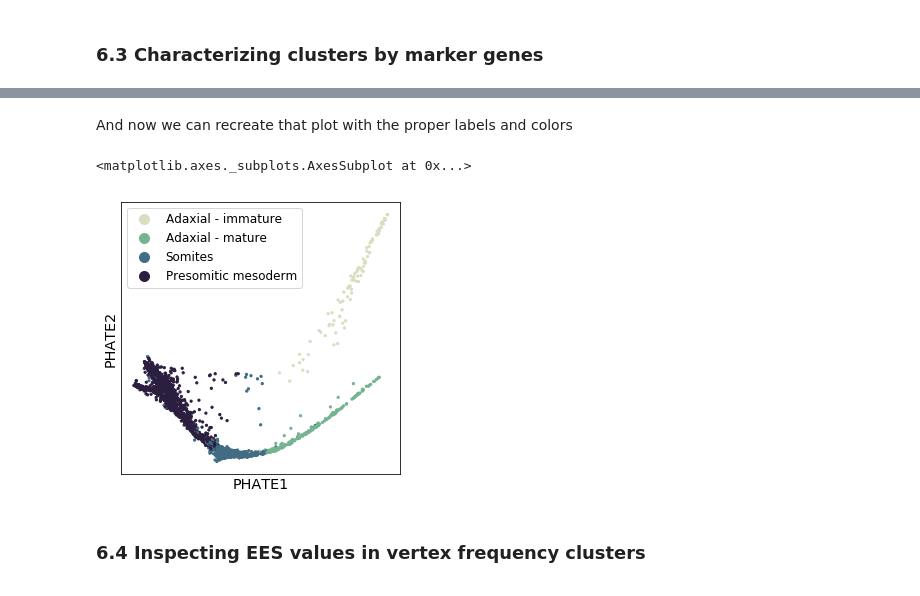
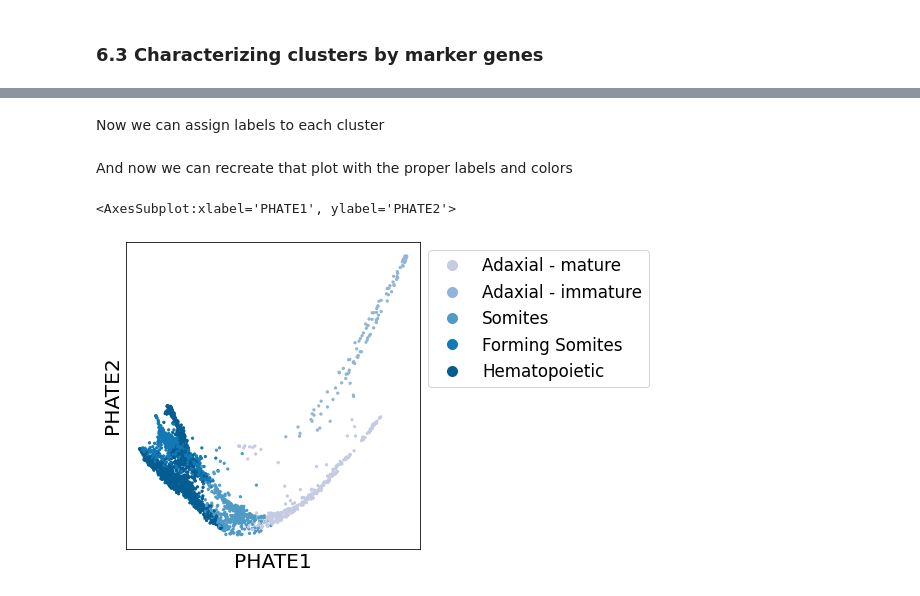
Before and after one commit to KrishnaswamyLab/MELD, a Jupyter notebook: notebooks/Wagner2018_Chordin_Cas9_Mutagenesis.ipynb, the cells around one changed output, grey strips where cells are left out. Cells and saved outputs as stored; diff of their text form; code cells hidden in the pictures.

```diff
--- a/notebooks/Wagner2018_Chordin_Cas9_Mutagenesis.ipynb
+++ b/notebooks/Wagner2018_Chordin_Cas9_Mutagenesis.ipynb
@@ -514,0 +628,4 @@ for i , ax in enumerate(axes.flatten()):
+# %%
+picked_clusters = {
+    4:3,  8:3, 15:3, 17:2, 18:3,
+    22:3, 24:3, 25:3, 26:5, 27:5}
@@ -514,0 +667,10 @@ for i , ax in enumerate(axes.flatten()):
+# %%
+metadata['VFC'] = metadata['clusterID'].copy()
+for curr_cluster in clusters:
+    if curr_cluster not in picked_clusters:
+        continue
+
+    new_clusters = subclustering_results[curr_cluster][picked_clusters[curr_cluster]]
+
+    metadata.loc[metadata['clusterID'] == curr_cluster, 'VFC'] = new_clusters + 1 + np.max(metadata['VFC'])
+metadata['VFC'] = scprep.utils.sort_clusters_by_values(metadata['VFC'], metadata['EES'])
@@ -519 +710,8 @@ Here, we will create a mask on the data to select the cells corresponding to the
+# %%
+# Subset data from this cluster
+curr_cluster = 26
+curr_cluster_data = data.loc[np.isin(metadata['clusterID'], curr_cluster)].copy()
+curr_cluster_data_magic = data_magic.loc[np.isin(metadata['clusterID'], curr_cluster)].copy()
+curr_cluster_metadata = metadata.loc[np.isin(metadata['clusterID'], curr_cluster)].copy()
+curr_data_phate = data_cluster_phate[curr_cluster]
 # %% [markdown]
@@ -628,10 +830,21 @@ psm_cluster_cmap = {'Adaxial - immature':  '#d7dfc0',
+# %% [markdown]
+Now we can assign labels to each cluster
+# %%
+label_map = {4 : 'Adaxial - mature',
+             28 : 'Adaxial - immature',
+             29 : 'Somites',
+             36 : 'Forming Somites',
+             42 : 'Hematopoietic'}
+cluster_labels = [label_map[cl] for cl in curr_cluster_metadata['VFC']]
+pal = sns.color_palette('PuBu', 6)
+
+cluster_cmap = {label_map[cl]:pal[i+1] for i, cl in enumerate(np.unique(curr_cluster_metadata['VFC']))}
 # %% [markdown]
 And now we can recreate that plot with the proper labels and colors
 # %%
-scprep.plot.scatter2d(data_phate_psm, c=metadata_psm['psm_cluster'], cmap=psm_cluster_cmap,
-                      figsize=(5,5), s=5, label_prefix="PHATE", ticks=False)
+scprep.plot.scatter2d(curr_data_phate, c=cluster_labels, cmap=cluster_cmap,
+                      figsize=(8,5), s=5, label_prefix="PHATE", ticks=False,
+                      legend_anchor=(1,1))
 # %% [output]
-<matplotlib.axes._subplots.AxesSubplot at 0x...>
+<AxesSubplot:xlabel='PHATE1', ylabel='PHATE2'>
-[figure, old version]
+[figure, new version]
-# %% [markdown]
-### 6.4 Inspecting EES values in vertex frequency clusters
```
Also changed, not shown: parts of 92 cells of this notebook.
